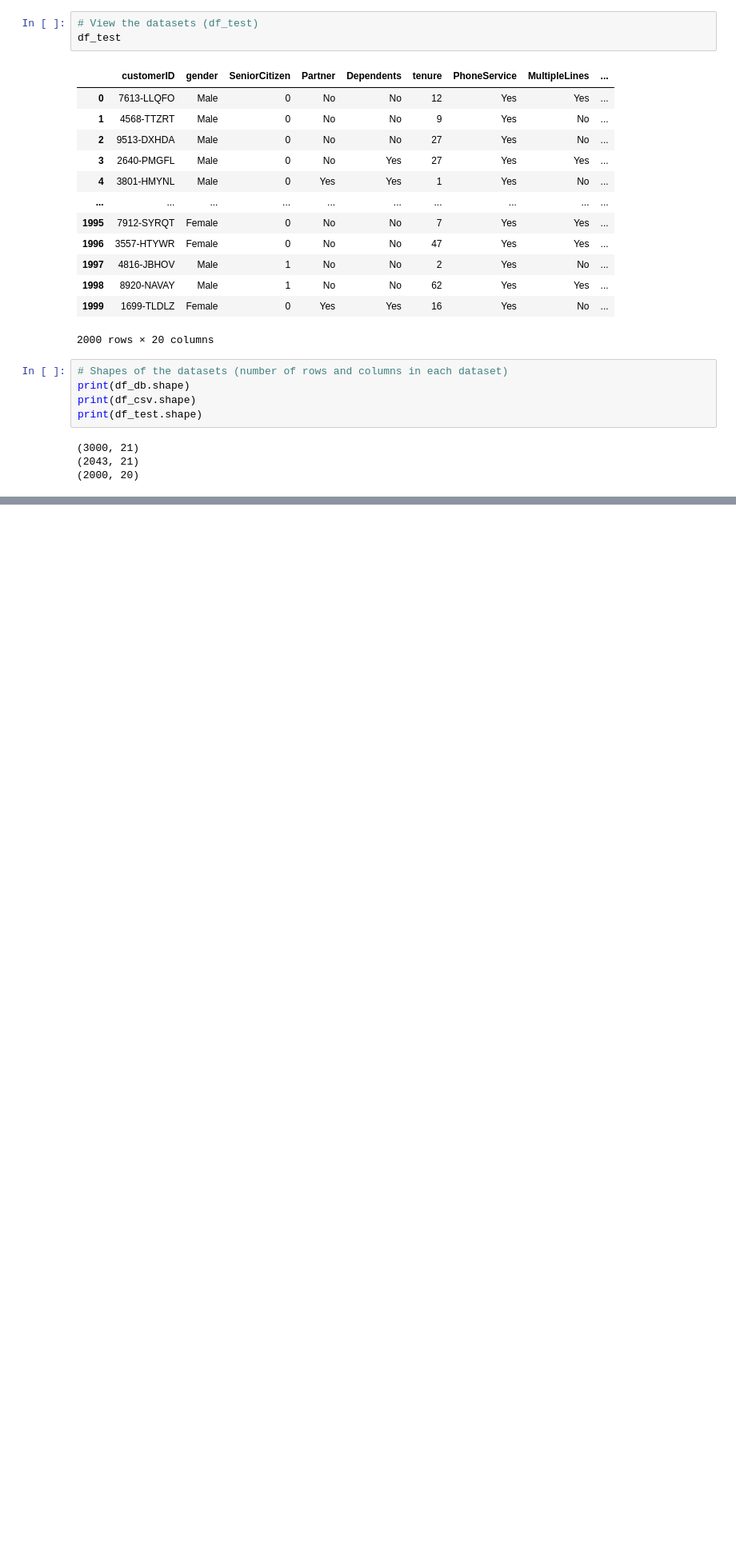
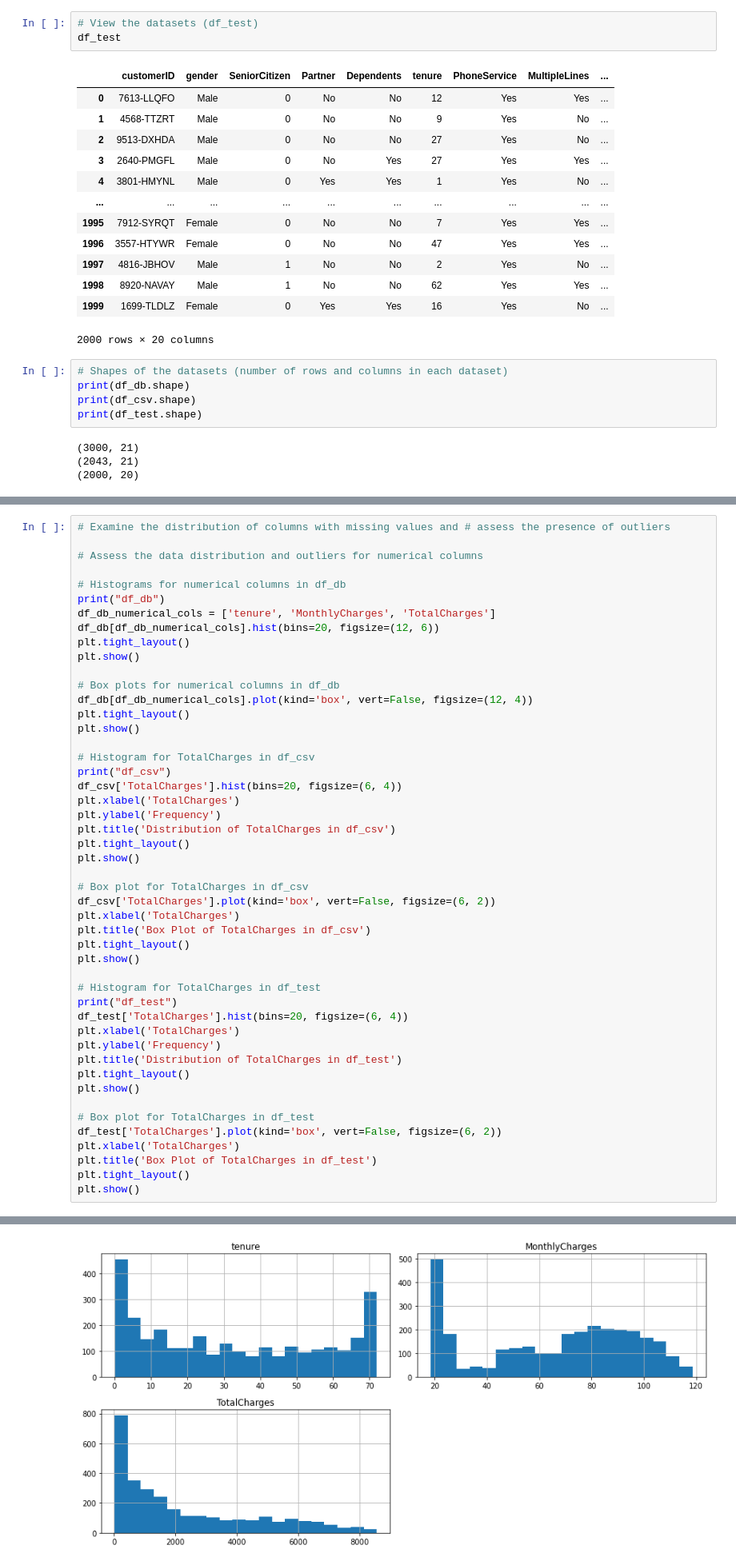
Before and after one commit to Aseye-Amedofu/Customer-churn-classification-project, a Jupyter notebook: LP2_Classification_Telco_customer_churn.ipynb, the cells around one changed output, grey strips where cells are left out. Shown: that part at 80% size. Drawn from its saved outputs; the diff is of its cells as text; blank space fills up the shorter version.

```diff
--- a/LP2_Classification_Telco_customer_churn.ipynb
+++ b/LP2_Classification_Telco_customer_churn.ipynb
@@ -189,0 +520,49 @@ max         1.000000    72.000000      118.750000
+# %%
+# Examine the distribution of columns with missing values and # assess the presence of outliers
+
+# Assess the data distribution and outliers for numerical columns
+
+# Histograms for numerical columns in df_db
+print("df_db")
+df_db_numerical_cols = ['tenure', 'MonthlyCharges', 'TotalCharges']
+df_db[df_db_numerical_cols].hist(bins=20, figsize=(12, 6))
+plt.tight_layout()
+plt.show()
+
+# Box plots for numerical columns in df_db
+df_db[df_db_numerical_cols].plot(kind='box', vert=False, figsize=(12, 4))
+plt.tight_layout()
+plt.show()
+
+# Histogram for TotalCharges in df_csv
+print("df_csv")
+df_csv['TotalCharges'].hist(bins=20, figsize=(6, 4))
+plt.xlabel('TotalCharges')
+plt.ylabel('Frequency')
+plt.title('Distribution of TotalCharges in df_csv')
+plt.tight_layout()
+plt.show()
+
+# Box plot for TotalCharges in df_csv
+df_csv['TotalCharges'].plot(kind='box', vert=False, figsize=(6, 2))
+plt.xlabel('TotalCharges')
+plt.title('Box Plot of TotalCharges in df_csv')
+plt.tight_layout()
+plt.show()
+
+# Histogram for TotalCharges in df_test
+print("df_test")
+df_test['TotalCharges'].hist(bins=20, figsize=(6, 4))
+plt.xlabel('TotalCharges')
+plt.ylabel('Frequency')
+plt.title('Distribution of TotalCharges in df_test')
+plt.tight_layout()
+plt.show()
+
+# Box plot for TotalCharges in df_test
+df_test['TotalCharges'].plot(kind='box', vert=False, figsize=(6, 2))
+plt.xlabel('TotalCharges')
+plt.title('Box Plot of TotalCharges in df_test')
+plt.tight_layout()
+plt.show()
+# %% [output]
@@ -189,0 +570 @@ max         1.000000    72.000000      118.750000
+[figure, added]
```
Also changed, not shown: parts of 12 cells of this notebook.
